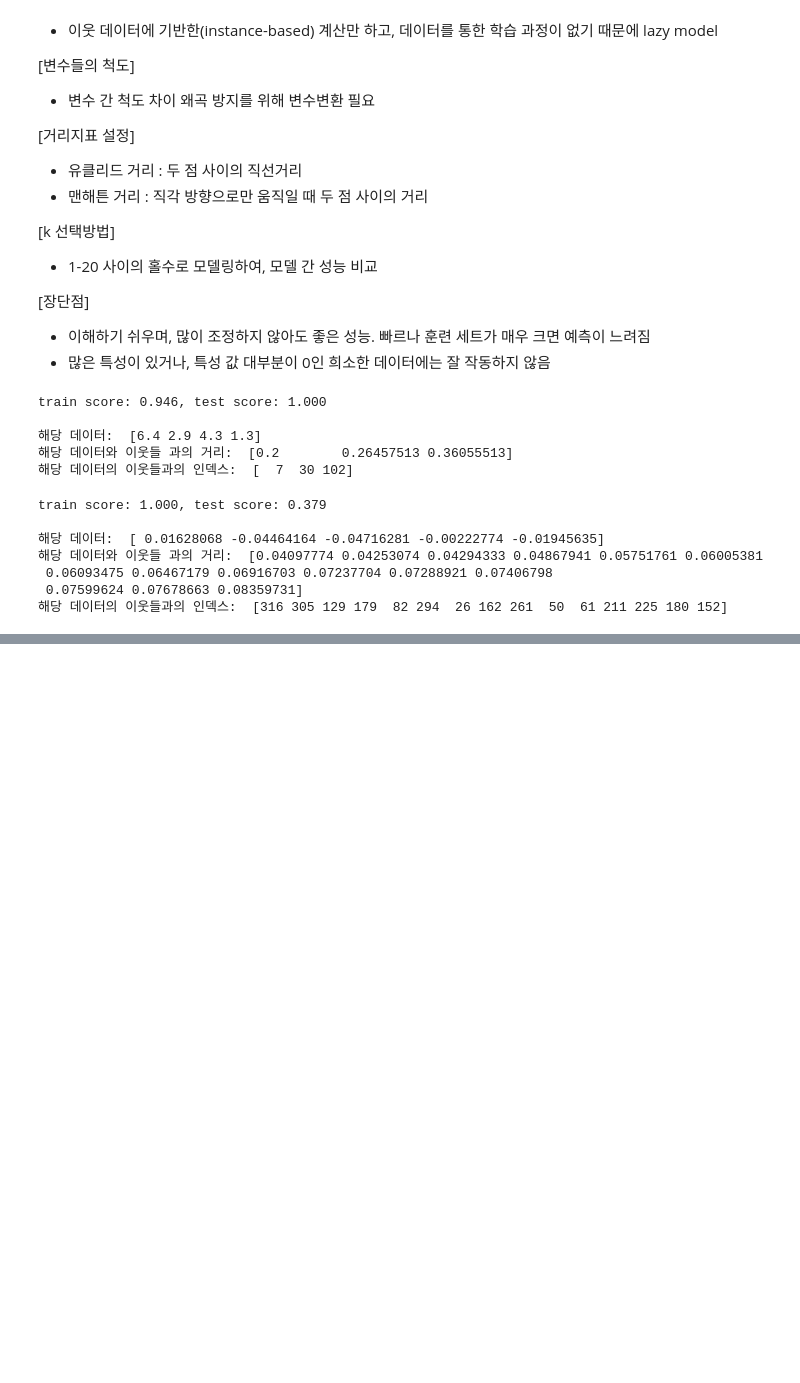
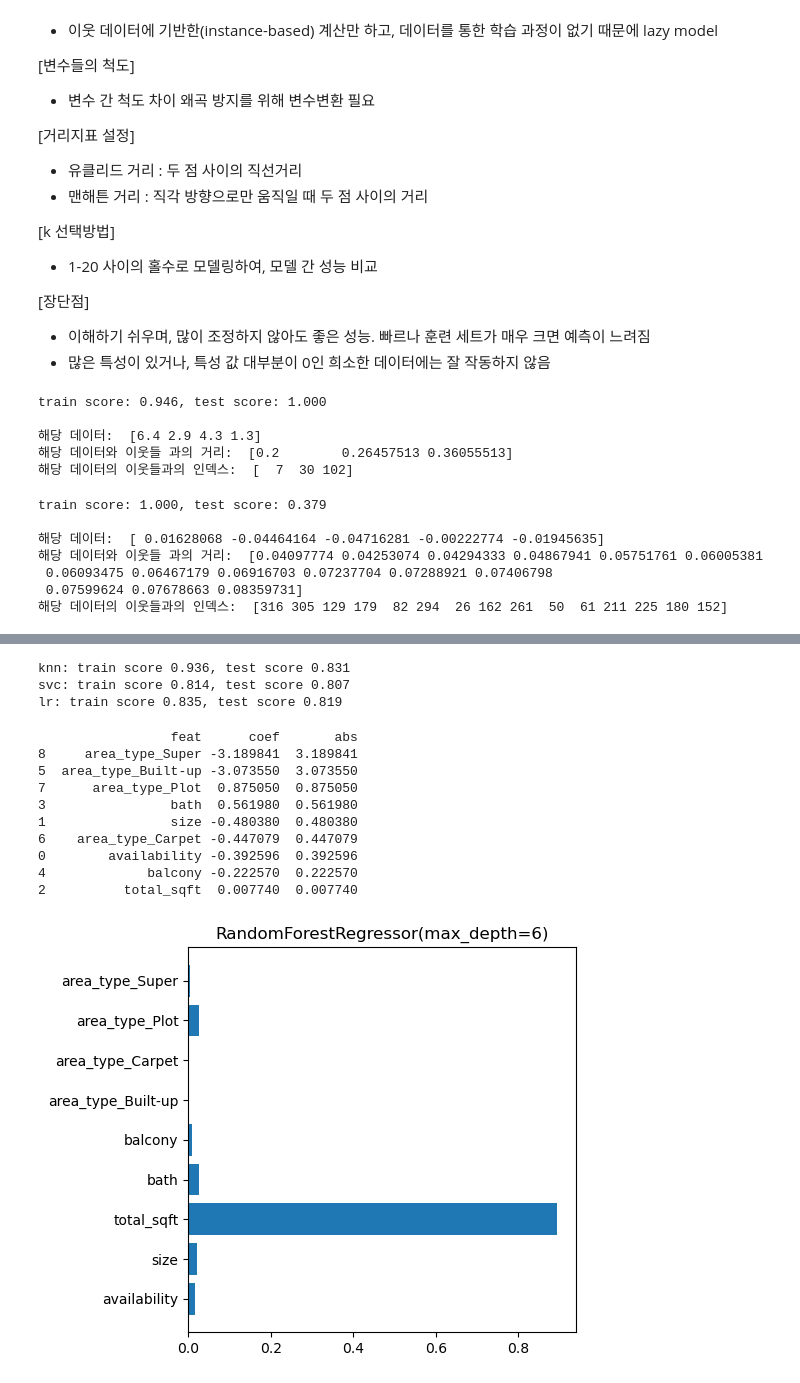
Before and after one commit to klee30810/ADP-study, a Jupyter notebook: codebook/Chap 09. Supervised Learning.ipynb, the cells around one changed output, grey strips where cells are left out. Cells and saved outputs as stored; diff of their text form; code cells hidden in the pictures; blank space fills up the shorter version.

```diff
--- a/codebook/Chap 09. Supervised Learning.ipynb
+++ b/codebook/Chap 09. Supervised Learning.ipynb
@@ -461,0 +956,57 @@ train score: 1.000, test score: 0.379
+# %%
+# prac2
+median = np.median(df['price'])
+df['level'] = list(map(lambda x : 1 if x >= median else 0, df['price']))
+# %%
+# prac3
+from sklearn.neighbors import KNeighborsClassifier
+from sklearn.svm import SVC
+from sklearn.linear_model import LogisticRegression
+
+y_clf = df['level']
+X_train, X_test, y_train, y_test = train_test_split(X, y_clf)
+
+knnc = KNeighborsClassifier(n_neighbors=4, weights='distance', p=2)
+knnc.fit(X_train, y_train)
+train_score = knnc.score(X_train, y_train)
+test_score = knnc.score(X_test, y_test)
+print(f"knn: train score {train_score:.3f}, test score {test_score:.3f}")
+
+clf = SVC(C=50)
+clf.fit(X_train, y_train)
+train_score = clf.score(X_train, y_train)
+test_score = clf.score(X_test, y_test)
+print(f"svc: train score {train_score:.3f}, test score {test_score:.3f}")
+
+lr = LogisticRegression(C=1, max_iter=1000)
+lr.fit(X_train, y_train)
+train_score = lr.score(X_train, y_train)
+test_score = lr.score(X_test, y_test)
+print(f"lr: train score {train_score:.3f}, test score {test_score:.3f}")
+# %% [output]
+knn: train score 0.936, test score 0.831
+svc: train score 0.814, test score 0.807
+lr: train score 0.835, test score 0.819
+# %%
+lr_coef = pd.DataFrame({'feat': X.columns, 'coef':lr.coef_.ravel()})
+lr_coef['abs'] = lr_coef['coef'].apply(lambda x: np.abs(x))
+print(lr_coef.sort_values(by='abs', ascending=False))
+
+fi = rf.feature_importances_
+fn = X.columns
+fig, ax = plt.subplots(figsize=(5,5))
+plt.title(rf)
+plt.barh(fn, fi)
+plt.show()
+# %% [output]
+                 feat      coef       abs
+8     area_type_Super -3.189841  3.189841
+5  area_type_Built-up -3.073550  3.073550
+7      area_type_Plot  0.875050  0.875050
+3                bath  0.561980  0.561980
+1                size -0.480380  0.480380
+6    area_type_Carpet -0.447079  0.447079
+0        availability -0.392596  0.392596
+4             balcony -0.222570  0.222570
+2          total_sqft  0.007740  0.007740
+[figure, added]
```
Also changed, not shown: parts of 16 cells of this notebook.
